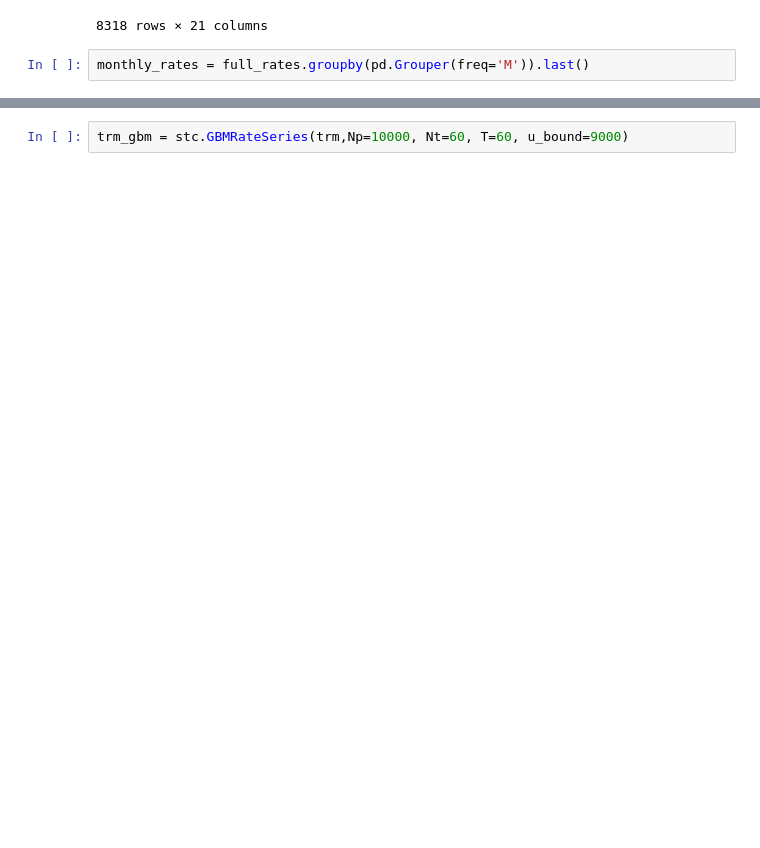
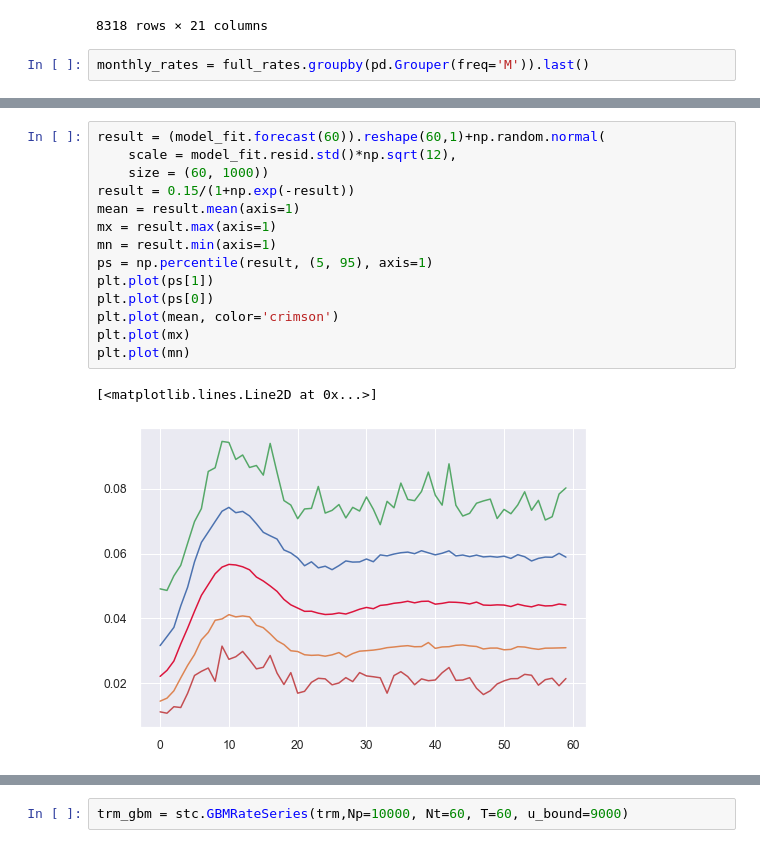
Before and after one commit to Alejandro-Duenas/rate_simulation_models, a Jupyter notebook: Stochastic Rates Modeling.ipynb, the cells around one changed output, grey strips where cells are left out. Saved outputs shown, nothing was run; the diff lists cells and outputs as text; blank space fills up the shorter version.

```diff
--- a/Stochastic Rates Modeling.ipynb
+++ b/Stochastic Rates Modeling.ipynb
@@ -47,0 +148,17 @@ monthly_rates = full_rates.groupby(pd.Grouper(freq='M')).last()
+# %%
+result = (model_fit.forecast(60)).reshape(60,1)+np.random.normal(
+    scale = model_fit.resid.std()*np.sqrt(12),
+    size = (60, 1000))
+result = 0.15/(1+np.exp(-result))
+mean = result.mean(axis=1)
+mx = result.max(axis=1)
+mn = result.min(axis=1)
+ps = np.percentile(result, (5, 95), axis=1)
+plt.plot(ps[1])
+plt.plot(ps[0])
+plt.plot(mean, color='crimson')
+plt.plot(mx)
+plt.plot(mn)
+# %% [output]
+[<matplotlib.lines.Line2D at 0x...>]
+[figure, added]
```
Also changed, not shown: parts of 27 cells of this notebook, 2 other files.
